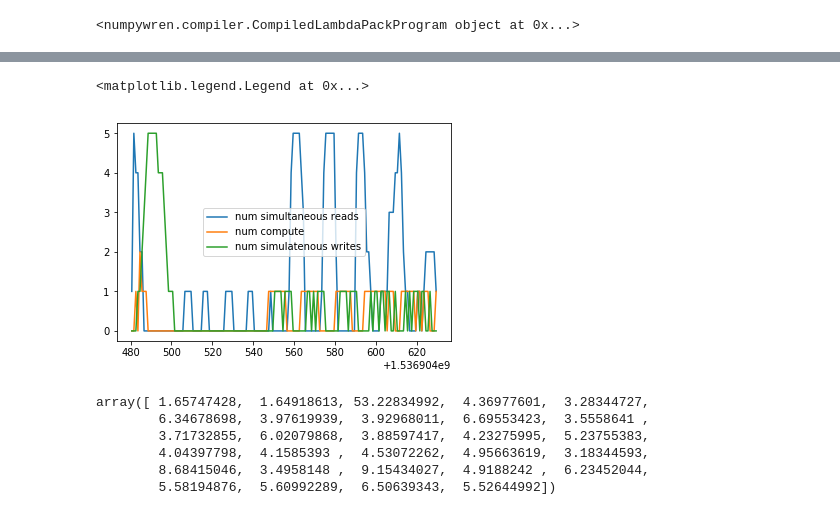
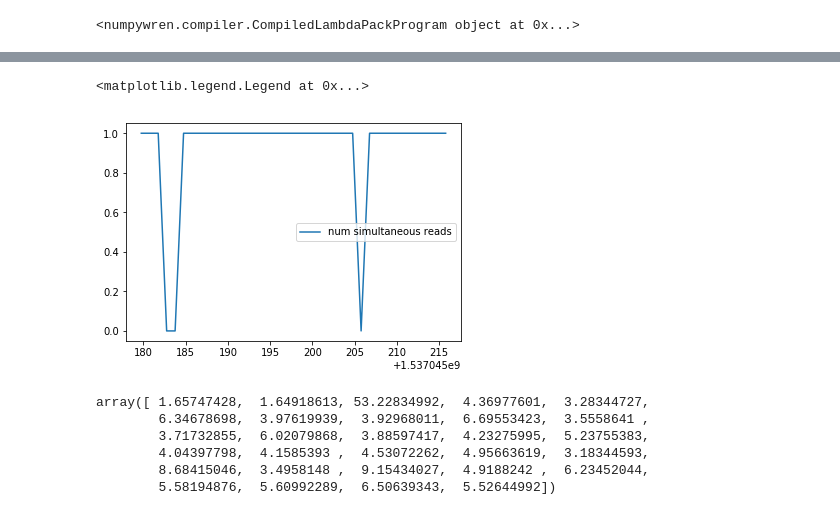
Before and after one commit to Vaishaal/numpywren, a Jupyter notebook: experiments/perf_debug.ipynb, the cells around one changed output, grey strips where cells are left out. Saved outputs shown, nothing was run; the diff lists cells and outputs as text; code cells hidden in the pictures.

```diff
--- a/experiments/perf_debug.ipynb
+++ b/experiments/perf_debug.ipynb
@@ -9,7 +9,7 @@ import seaborn as sns
 import numpywren.lambdapack as lp
 from collections import defaultdict
 # %%
-PROGRAM_ID = "1537034412"
+PROGRAM_ID = "1537045732"
 BUCKET = "numpywrennsdi2"
 # %%
 s3_client = boto3.client("s3")
@@ -40,10 +72,15 @@ for f in runtime_data["all_futures"]:
 profiled_blocks = {}
 all_profiled_blocks_by_future = []
 for f in pywren_futures:
-    future_blocks = []
-    for k,v in f.result()['logs'].items():
-        inst_block = dill.loads(v)
-        profiled_blocks[k] = inst_block
-        future_blocks.append(inst_block)
-    if (len(future_blocks) > 0):
-        all_profiled_blocks_by_future.append(future_blocks)
+    if (not f.done()): continue
+    try:
+        future_blocks = []
+        for k,v in f.result()['logs'].items():
+            inst_block = dill.loads(v)
+            profiled_blocks[k] = inst_block
+            future_blocks.append(inst_block)
+            print('adding value..')
+        if (len(future_blocks) > 0):
+            all_profiled_blocks_by_future.append(future_blocks)
+    except:
+        pass
@@ -169,7 +201,7 @@ end_compute = []
 start_write = []
 end_write = []
 
-j = 0
+j = 3
 blocks_in_run = all_profiled_blocks_by_future[j]
 blocks_in_run = sorted(blocks_in_run, key=lambda x: x.instrs[0].start_time)
 bins = list(range(int(blocks_in_run[0].start_time), int(blocks_in_run[-1].end_time)))
@@ -190,11 +222,16 @@ tot_write_times = []
 read_instrs = []
 compute_instrs = []
 write_instrs = []
+compute_queue_time = []
+write_queue_time = []
+read_queue_time = []
 
 print("==="*3 + "WORKER {0}".format(j) + "==="*3)
 print(blocks_in_run)
 for i,b in enumerate(blocks_in_run):
-
+    compute_queue_time.append(b.compute_queue_end - b.compute_queue_start)
+    read_queue_time.append(b.read_queue_end - b.read_queue_start)
+    write_queue_time.append(b.write_queue_end - b.write_queue_start)
     free_time = 0
     starts.append((b.start_time, i))
     ends.append((b.post_op_end, i))
@@ -254,6 +291,9 @@ print("Average num writes", np.mean(tot_writes))
 print("Average num computes", np.mean(tot_computes))
 print("Average block completion time", np.mean(rts))
 print("Average block completion time without postop", np.mean(rts_without_postop))
+print("Average read queue time ", np.mean(read_queue_time))
+print("Average write queue time ", np.mean(write_queue_time))
+print("Average compute queue time ", np.mean(compute_queue_time))
 
 print("Average read times", np.mean(tot_read_times))
 print("Average compute times ", np.mean(tot_compute_times))
@@ -299,12 +341,12 @@ Populating the interactive namespace from numpy and matplotlib
 # %%
 plt.plot(bins, read_times, label="num simultaneous reads")
-plt.plot(bins, compute_times, label="num compute")
-plt.plot(bins, write_times, label="num simulatenous writes")
+#plt.plot(bins, compute_times, label="num compute")
+#plt.plot(bins, write_times, label="num simulatenous writes")
 #plt.plot(bins, compute_times, label="compute time")
 plt.legend()
 # %% [output]
 <matplotlib.legend.Legend at 0x...>
-[figure, old version]
+[figure, new version]
 # %%
 compute_instrs = sorted(compute_instrs, key=lambda x: x.start_time)
 # %%
```
Also changed, not shown: parts of 10 cells of this notebook, 6 other files.
